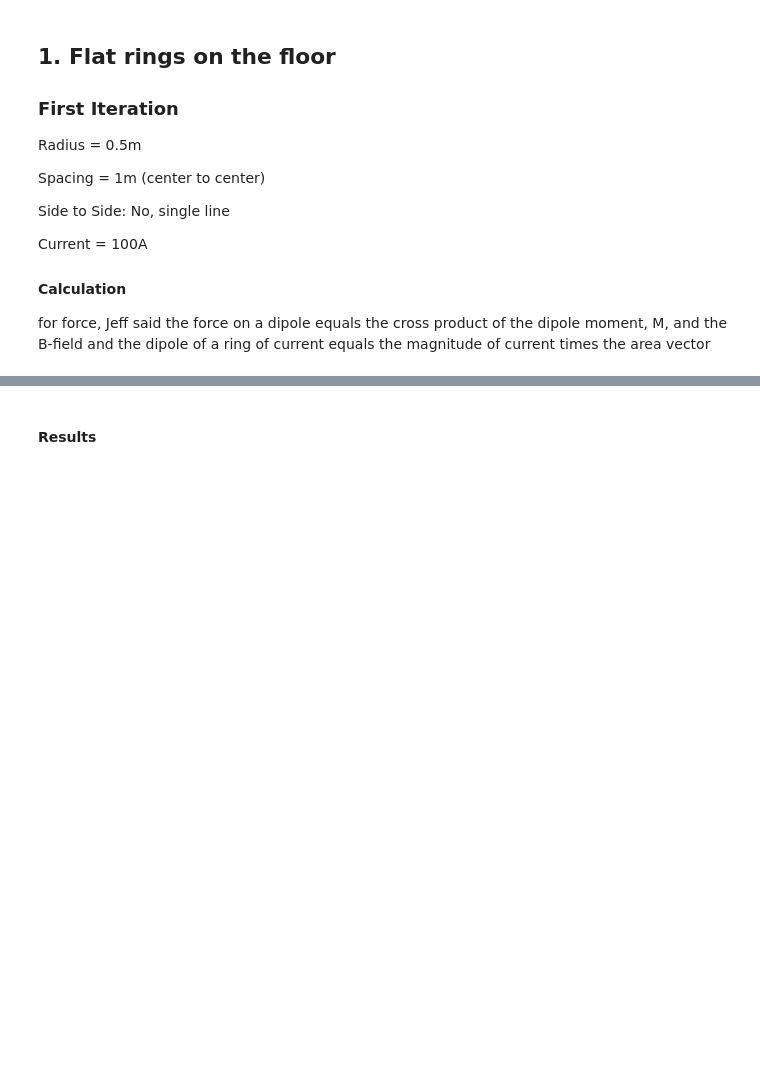
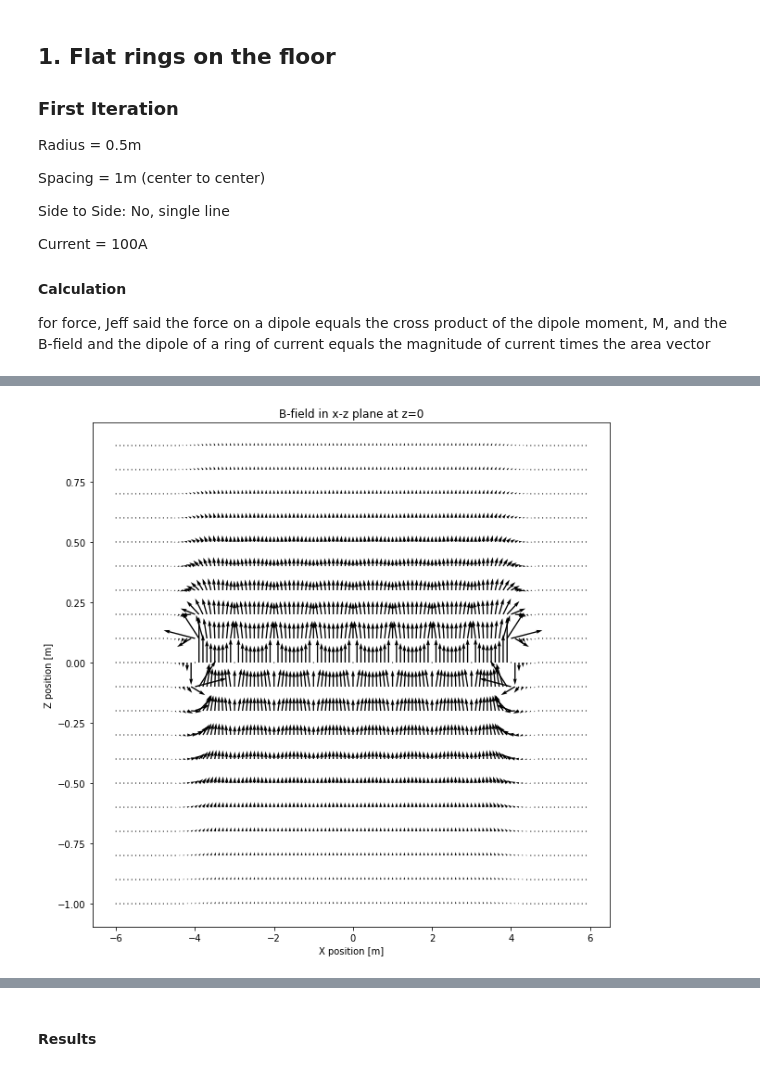
Before and after one commit to rylittle13/Physics260FinalProject, a Jupyter notebook: Final Project.ipynb, the cells around one changed output, grey strips where cells are left out. Drawn from its saved outputs; the diff is of its cells as text; code cells hidden in the pictures; blank space fills up the shorter version.

```diff
--- a/Final Project.ipynb
+++ b/Final Project.ipynb
@@ -52,7 +52,7 @@ import matplotlib.cm as cm
 ### Function for calculating B-field at a point due to a ring with current
 # %%
 #####  B field function simplified
-def Bloop(R_loop,x_pos,y_pos,z_pos,I,x,y,z):
+def Bloop(r_loop,x_pos,y_pos,z_pos,I,x,y,z):
     d_theta = 2*np.pi/100
     theta = np.arange(0, 2*np.pi, d_theta)
     x_loop = r_loop*np.cos(theta) + x_pos
@@ -75,23 +75,22 @@ def Bloop(R_loop,x_pos,y_pos,z_pos,I,x,y,z):
 # %% [markdown]
 ### Function for creating a plane of B-field data in the xz plane
 # %%
-def B_xz_plane(x_min, x_max, z_min, z_max, y_value, R_loop, x_pos,y_pos,z_pos,I):
+def B_xz_plane(x_min, x_max, z_min, z_max, x_step, z_step, y_value, r_loop, x_pos, y_pos, z_pos, I):
     '''
     parameters:
     x_min: minimum x value of plane
     x_max: maximum x value of plane
     z_min: minimum z value of plane
     z_max: maximum z value of plane
+    x_step: distance from each x value to the next
+    z_step: distance from each z value to the next
     y_value: y value of xz plane
-
-
+    R_loop: radius of the ring
     x_pos: x position of ring
     y_pos: y position of ring
     z_pos: z position of ring
+    I: how much current is in the ring
     '''
-    x_step = 0.01
-    z_step = 0.01
-
     x_range = np.arange(x_min, x_max, x_step)
     z_range = np.arange(z_min, z_max, z_step)
 
@@ -103,7 +102,7 @@ def B_xz_plane(x_min, x_max, z_min, z_max, y_value, R_loop, x_pos,y_pos,z_pos,I)
     while(i < np.size(x_range)):
         n = 0
         while(n < np.size(z_range)):
-            Bx[n,i], By[n,i], Bz[n,i] = Bloop(R_loop,x_pos,y_pos,z_pos,I,x_range[i],y_value,z_range[n])
+            Bx[n,i], By[n,i], Bz[n,i] = Bloop(r_loop,x_pos,y_pos,z_pos,I,x_range[i],y_value,z_range[n])
             n += 1
         i += 1
     return(Bx, By, Bz)
@@ -184,0 +124,64 @@ NameError: name 'Bloop_XZ' is not defined
+# %%
+## define parameters
+x_min = -10
+x_max = 10
+z_min = -1
+z_max = 1
+x_step = 0.1
+z_step = 0.1
+y_value = 0
+R_loop = .5
+x_pos = 0
+y_pos = 0
+z_pos = 0
+I = 10
+## whew that's a lot of parameters
+
+m = 0
+num_rings = 8 # np.floor(x_max*2/R_loop)
+spacing = 2*R_loop
+Bx = 0
+By = 0
+Bz = 0
+x_pos = -(num_rings*spacing/2) + R_loop
+while(m < num_rings):
+    Bx_temp,By_temp,Bz_temp = B_xz_plane(x_min,x_max,z_min,z_max,
+                          x_step, z_step, y_value,R_loop,
+                          x_pos,y_pos,z_pos,I)
+    Bx += Bx_temp
+    By += By_temp
+    Bz += Bz_temp
+    m += 1
+    #plt.plot([-1,1],[x_pos,x_pos], linewidth = 4.0, c = 'b')
+    x_pos += spacing
+
+## strictly for plotting
+x_range = np.arange(x_min, x_max, x_step)
+z_range = np.arange(z_min, z_max, z_step)
+X_mesh, Z_mesh = np.meshgrid(x_range, z_range)
+
+B_mag = np.sqrt(Bx**2 + Bz**2) #np.sqrt(Bx**2 + Bz**2)
+
+ok = np.ones((np.size(z_range),np.size(x_range)))
+i = 0
+while (i < np.size(x_range)):
+    n = 0
+    while (n < np.size(z_range)):
+        if(B_mag[n,i] > np.min(B_mag)*400):
+            ok[n,i] = 0
+        n += 1
+    i += 1
+
+print ok
+
+
+plt.figure(figsize=(10,10))
+qplot = plt.quiver(X_mesh, Z_mesh, ok*Bx, ok*Bz)
+plt.title('B-field in x-z plane at z=0')
+plt.ylabel('Z position [m]')
+plt.xlabel('X position [m]')
+plt.set_cmap('coolwarm')
+plt.show()
+
+plt.plot(x_range, B_mag[8, :])
+# %% [output]
@@ -184,0 +195 @@ NameError: name 'Bloop_XZ' is not defined
+[figure, added]
```
Also changed, not shown: parts of 3 cells of this notebook.
